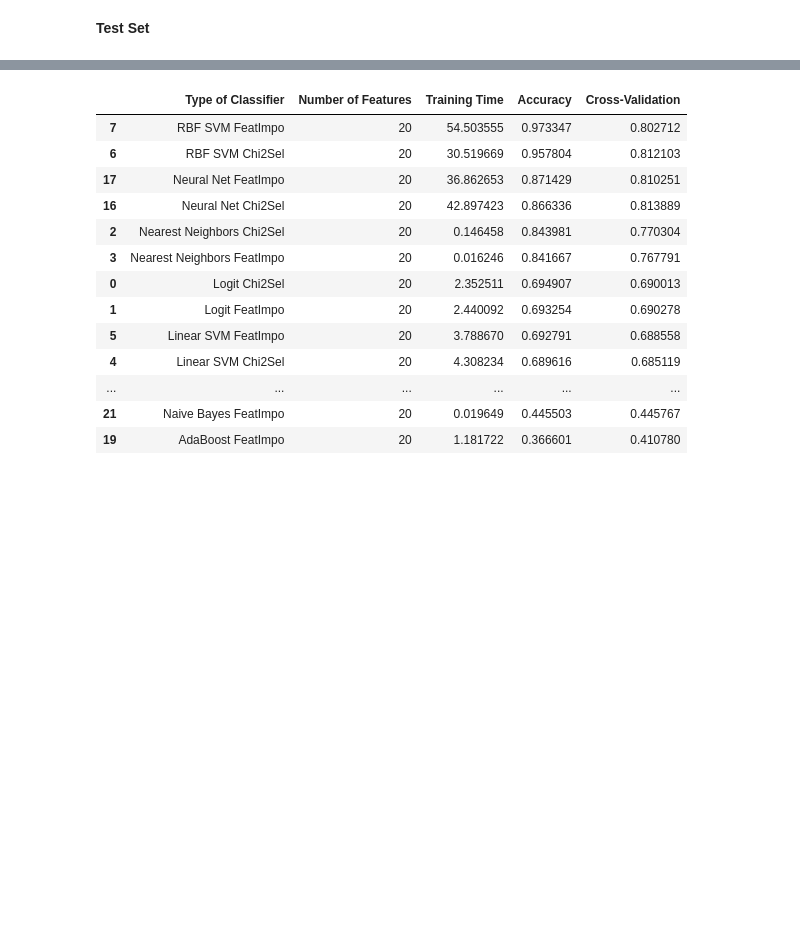
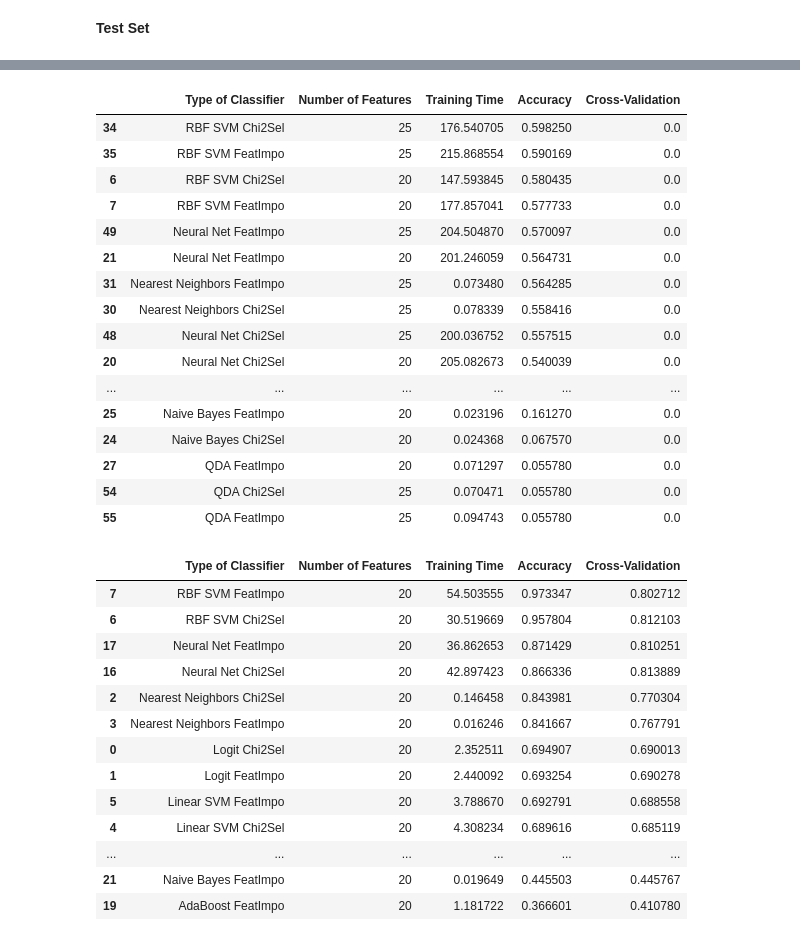
Before and after one commit to RomaricKanyamibwa/ForestCoverTypePrediction, a Jupyter notebook: ForestCoverTypePrediction_Classification.ipynb, the cells around one changed output, grey strips where cells are left out. Drawn from its saved outputs; the diff is of its cells as text; code cells hidden in the pictures; blank space fills up the shorter version.

```diff
--- a/ForestCoverTypePrediction_Classification.ipynb
+++ b/ForestCoverTypePrediction_Classification.ipynb
@@ -346,0 +369,22 @@ df.sort_values(by=['Accuracy'],ascending=False).head(50)
+# %%
+n_feat=25#number of features
+feat=featureScores.nlargest(n_feat,'Score')
+list_feat=list(feat['Specs'])
+predictors=[list_feat,list(globl_features.nlargest(n_feat).index)] #Our list of features
+type_pred=[" Chi2Sel"," FeatImpo"]
+
+for clsf_index,clsf in enumerate(classifiers):
+    print("--------",names[clsf_index]," with ",n_feat," best feature(s)","--------")
+    for k,pred in enumerate(predictors):
+        print("\t---",type_pred[k])
+        accuracy,tr_time,nb_features,cross_val=classification_model(
+        clsf, train_data=scaled_covtype_balanced,test_data=testcovtype,
+        predictors=pred,outcome=outcome_var,cross_valid=False)
+
+        classifier_type=names[clsf_index]+type_pred[k]
+
+        TrainingTime.append(tr_time)
+        Accuracy.append(accuracy)
+        Nb_Features.append(nb_features)
+        Classifier.append(classifier_type)
+        Cross_Validation.append(cross_val)
@@ -347,3 +409,28 @@ df.sort_values(by=['Accuracy'],ascending=False).head(50)
+# %%
+d = {'Type of Classifier':Classifier,'Number of Features':Nb_Features,
+     'Training Time': TrainingTime, 'Accuracy': Accuracy,'Cross-Validation':Cross_Validation}
+
+df1 = pd.DataFrame(data=d)
+df1 = df1[list(d.keys())]
+df1.sort_values(by=['Accuracy'],ascending=False).head(60)
+# %% [output]
+|  | Type of Classifier | Number of Features | Training Time | Accuracy | Cross-Validation |
+| 34 | RBF SVM Chi2Sel | 25 | 176.540705 | 0.598250 | 0.0 |
+| 35 | RBF SVM FeatImpo | 25 | 215.868554 | 0.590169 | 0.0 |
+| 6 | RBF SVM Chi2Sel | 20 | 147.593845 | 0.580435 | 0.0 |
+| 7 | RBF SVM FeatImpo | 20 | 177.857041 | 0.577733 | 0.0 |
+| 49 | Neural Net FeatImpo | 25 | 204.504870 | 0.570097 | 0.0 |
+| 21 | Neural Net FeatImpo | 20 | 201.246059 | 0.564731 | 0.0 |
+| 31 | Nearest Neighbors FeatImpo | 25 | 0.073480 | 0.564285 | 0.0 |
+| 30 | Nearest Neighbors Chi2Sel | 25 | 0.078339 | 0.558416 | 0.0 |
+| 48 | Neural Net Chi2Sel | 25 | 200.036752 | 0.557515 | 0.0 |
+| 20 | Neural Net Chi2Sel | 20 | 205.082673 | 0.540039 | 0.0 |
+| ... | ... | ... | ... | ... | ... |
+| 25 | Naive Bayes FeatImpo | 20 | 0.023196 | 0.161270 | 0.0 |
+| 24 | Naive Bayes Chi2Sel | 20 | 0.024368 | 0.067570 | 0.0 |
+| 27 | QDA FeatImpo | 20 | 0.071297 | 0.055780 | 0.0 |
+| 54 | QDA Chi2Sel | 25 | 0.070471 | 0.055780 | 0.0 |
+| 55 | QDA FeatImpo | 25 | 0.094743 | 0.055780 | 0.0 |
 # %%
 latex=df.sort_values(by=['Accuracy'],ascending=False).head(50).to_latex()
 df.to_csv("latex_features20_2.csv")
```
Also changed, not shown: parts of 15 cells of this notebook.
